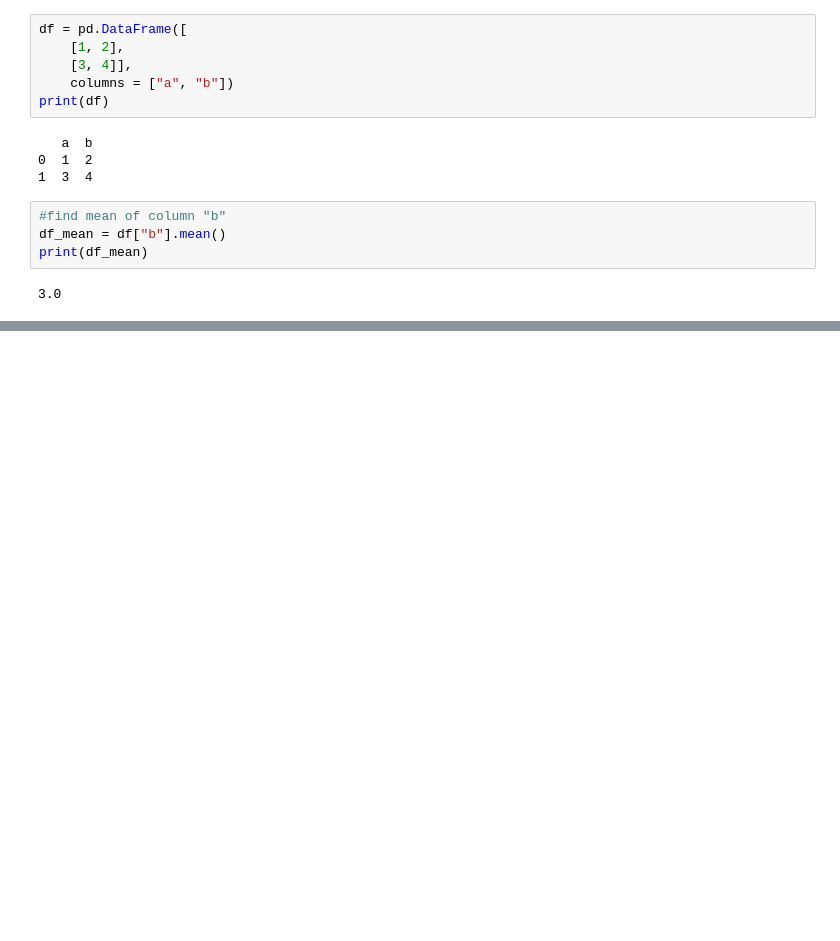
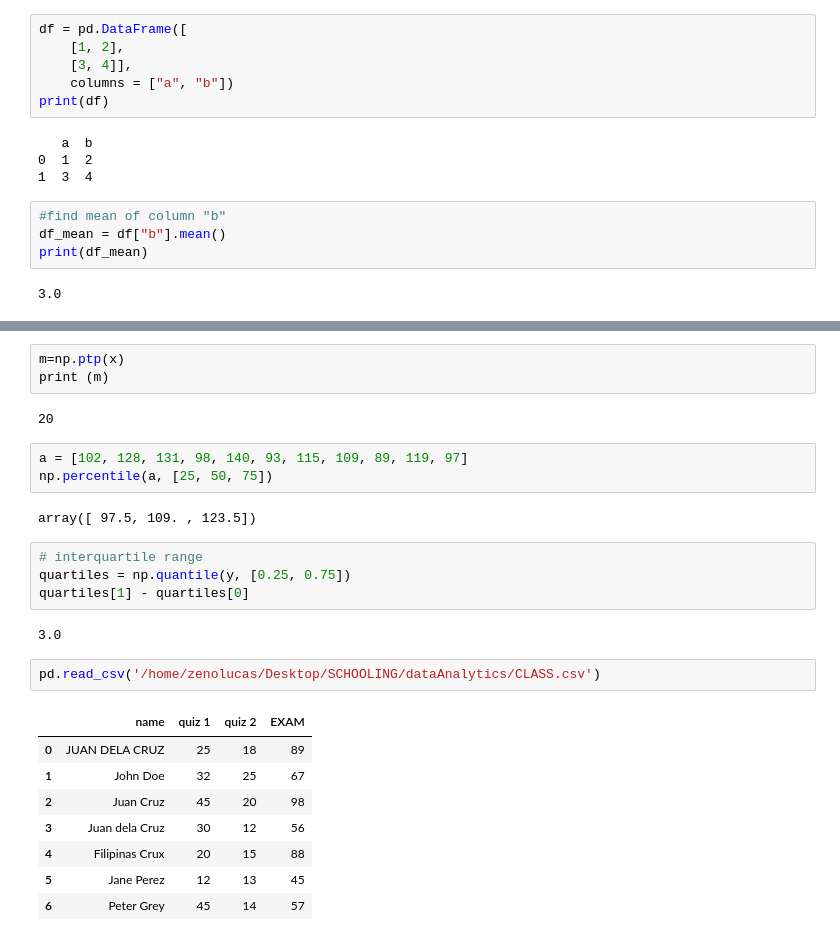
Before and after one commit to zenolucas/python101, a Jupyter notebook: dataAnalytics101.ipynb, the cells around one changed output, grey strips where cells are left out. Cells and saved outputs as stored; diff of their text form; blank space fills up the shorter version.

```diff
--- a/dataAnalytics101.ipynb
+++ b/dataAnalytics101.ipynb
@@ -341,0 +416,27 @@ print(df_mean)
+# %%
+m=np.ptp(x)
+print (m)
+# %% [output]
+20
+# %%
+a = [102, 128, 131, 98, 140, 93, 115, 109, 89, 119, 97]
+np.percentile(a, [25, 50, 75])
+# %% [output]
+array([ 97.5, 109. , 123.5])
+# %%
+# interquartile range
+quartiles = np.quantile(y, [0.25, 0.75])
+quartiles[1] - quartiles[0]
+# %% [output]
+3.0
+# %%
+pd.read_csv('/home/zenolucas/Desktop/SCHOOLING/dataAnalytics/CLASS.csv')
+# %% [output]
+|  | name | quiz 1 | quiz 2 | EXAM |
+| 0 | JUAN DELA CRUZ | 25 | 18 | 89 |
+| 1 | John Doe | 32 | 25 | 67 |
+| 2 | Juan Cruz | 45 | 20 | 98 |
+| 3 | Juan dela Cruz | 30 | 12 | 56 |
+| 4 | Filipinas Crux | 20 | 15 | 88 |
+| 5 | Jane Perez | 12 | 13 | 45 |
+| 6 | Peter Grey | 45 | 14 | 57 |
```
Also changed, not shown: parts of 26 cells of this notebook.
